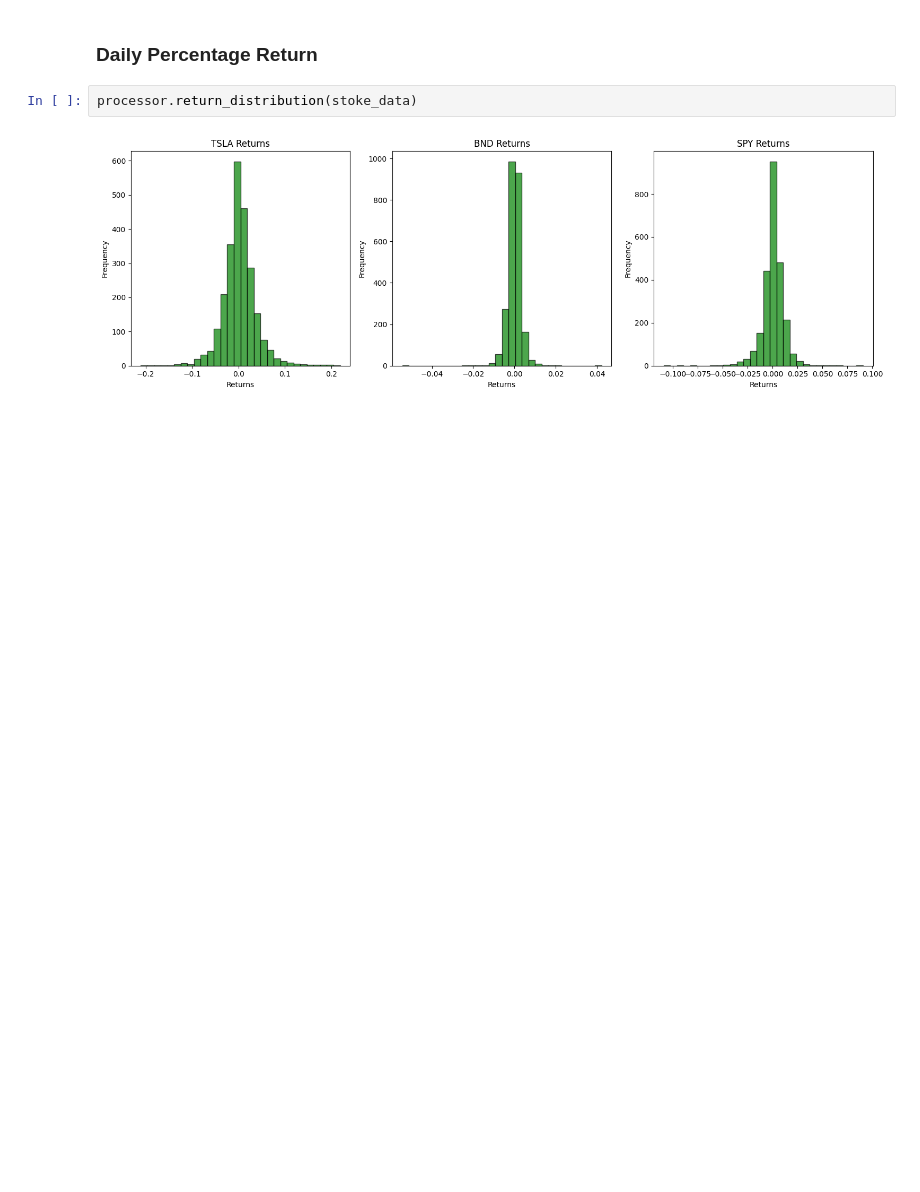
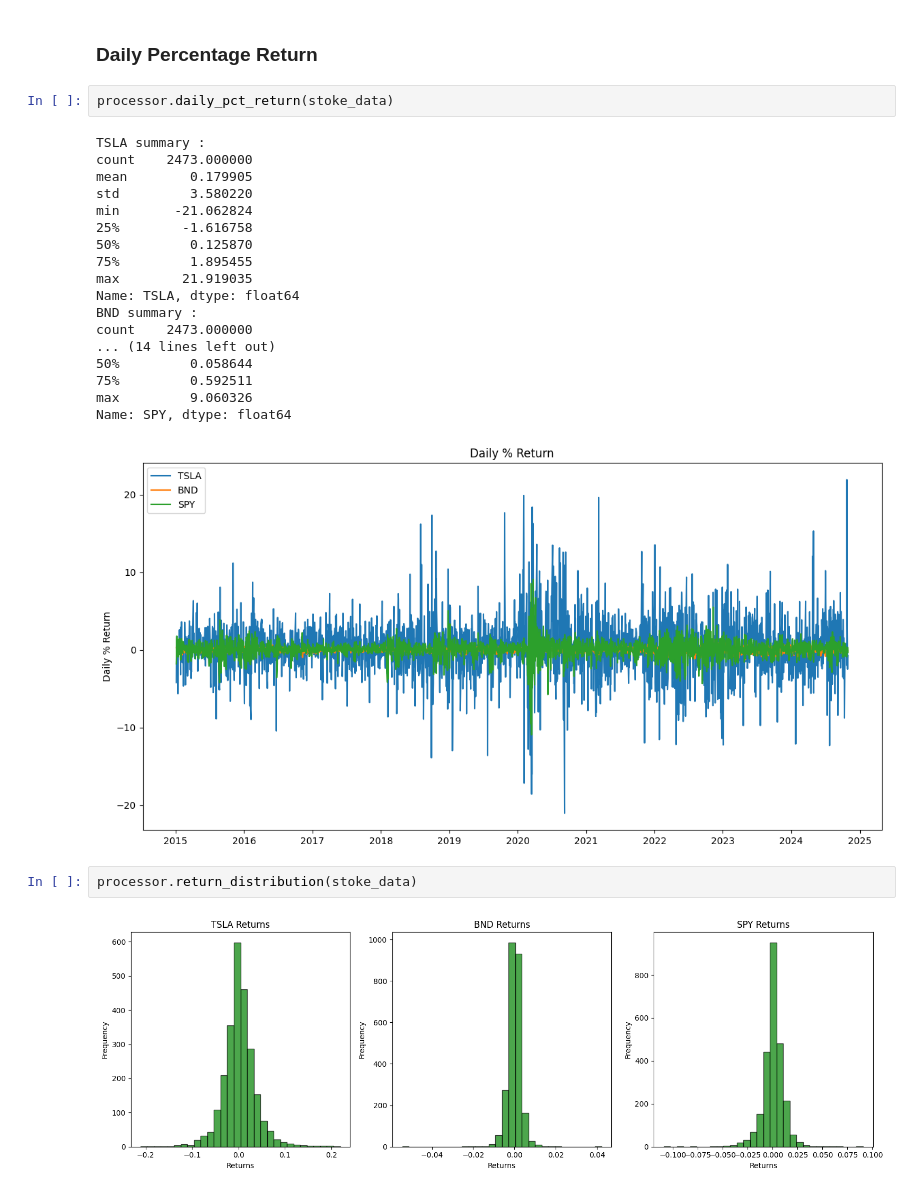
Before and after one commit to wolderufael/Time-Series-Forecasting-for-Portfolio-Management-Optimization, a Jupyter notebook: notebook/Preprocessing_and_EDA.ipynb, the cells around one changed output. Cells and saved outputs as stored; diff of their text form; blank space fills up the shorter version.

```diff
--- a/notebook/Preprocessing_and_EDA.ipynb
+++ b/notebook/Preprocessing_and_EDA.ipynb
@@ -58,5 +72,26 @@ processor.timeseries_plot(stoke_data)
 # %% [markdown]
 ### Daily Percentage Return
+# %%
+processor.daily_pct_return(stoke_data)
+# %% [output]
+TSLA summary :
+count    2473.000000
+mean        0.179905
+std         3.580220
+min       -21.062824
+25%        -1.616758
+50%         0.125870
+75%         1.895455
+max        21.919035
+Name: TSLA, dtype: float64
+BND summary :
+count    2473.000000
+... (14 lines left out)
+50%         0.058644
+75%         0.592511
+max         9.060326
+Name: SPY, dtype: float64
+[figure, added]
 # %%
 processor.return_distribution(stoke_data)
 # %% [output]
```
Also changed, not shown: parts of 6 cells of this notebook, 2 other files.
